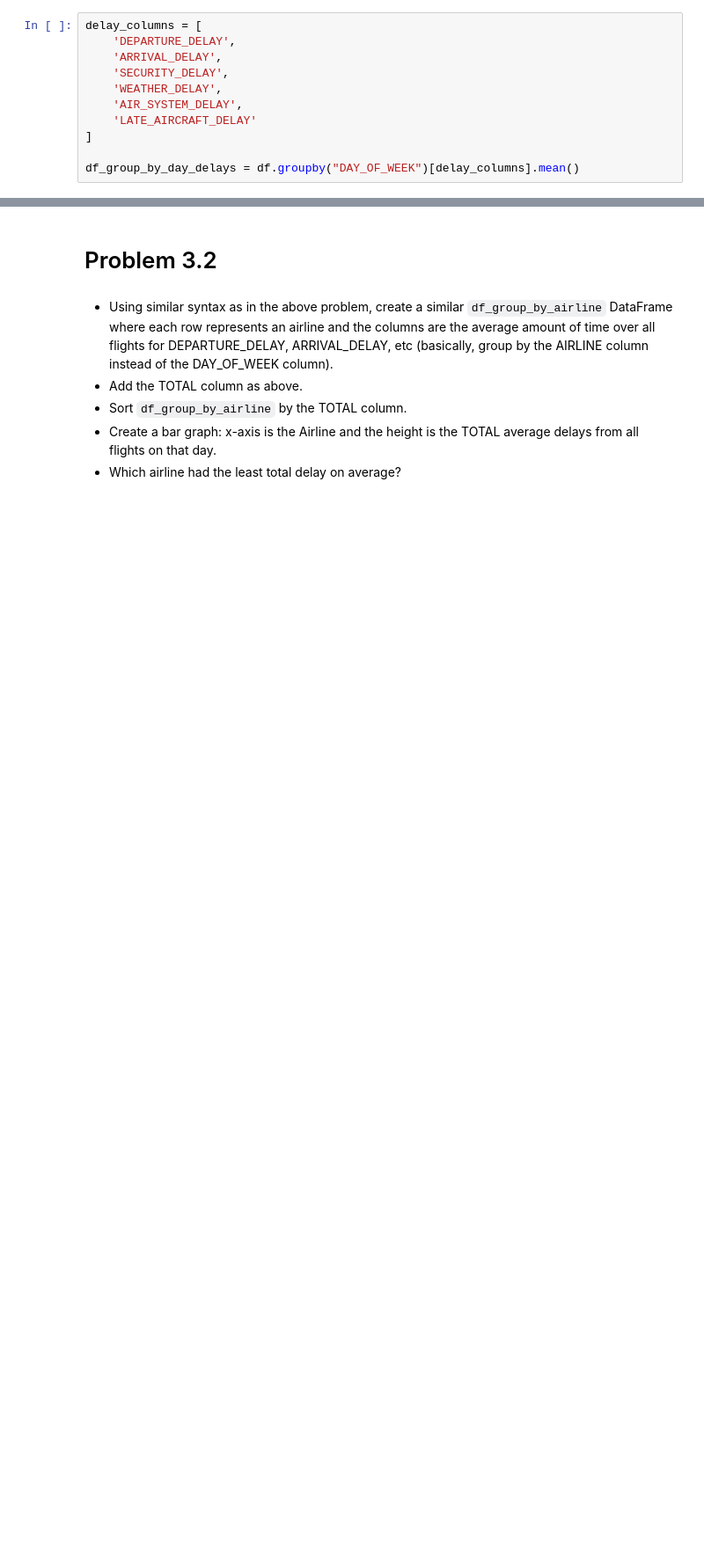
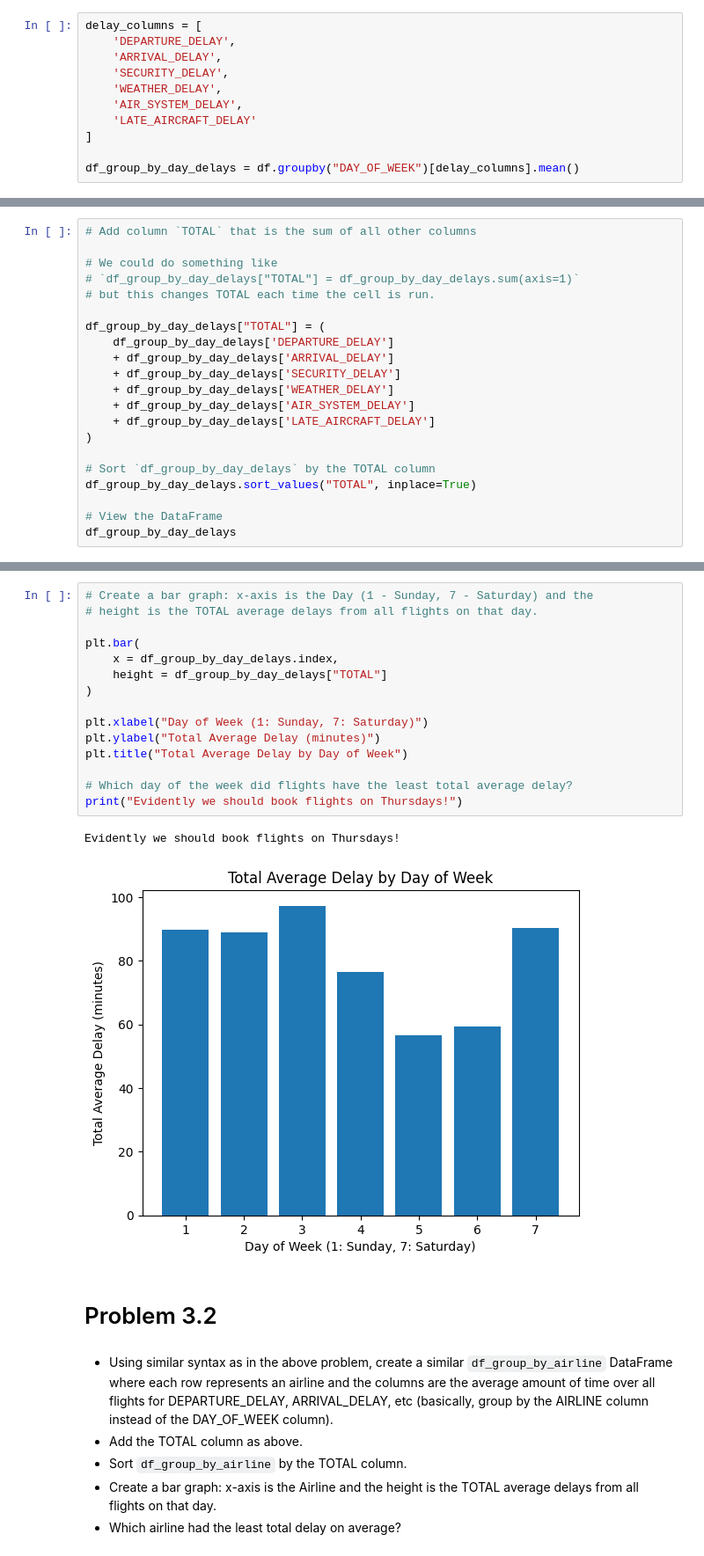
Before and after one commit to cv-solano-cs-ds/scc-engr-7, a Jupyter notebook: lab-12/lab12.ipynb, the cells around one changed output, grey strips where cells are left out. Shown at 88% size. Drawn from its saved outputs; the diff is of its cells as text; blank space fills up the shorter version.

```diff
--- a/lab-12/lab12.ipynb
+++ b/lab-12/lab12.ipynb
@@ -303,0 +551,21 @@ df_group_by_day_delays = df.groupby("DAY_OF_WEEK")[delay_columns].mean()
+# %%
+# Add column `TOTAL` that is the sum of all other columns
+
+# We could do something like
+# `df_group_by_day_delays["TOTAL"] = df_group_by_day_delays.sum(axis=1)`
+# but this changes TOTAL each time the cell is run.
+
+df_group_by_day_delays["TOTAL"] = (
+    df_group_by_day_delays['DEPARTURE_DELAY']
+    + df_group_by_day_delays['ARRIVAL_DELAY']
+    + df_group_by_day_delays['SECURITY_DELAY']
+    + df_group_by_day_delays['WEATHER_DELAY']
+    + df_group_by_day_delays['AIR_SYSTEM_DELAY']
+    + df_group_by_day_delays['LATE_AIRCRAFT_DELAY']
+)
+
+# Sort `df_group_by_day_delays` by the TOTAL column
+df_group_by_day_delays.sort_values("TOTAL", inplace=True)
+
+# View the DataFrame
+df_group_by_day_delays
@@ -304,3 +582,21 @@ df_group_by_day_delays = df.groupby("DAY_OF_WEEK")[delay_columns].mean()
+# %%
+# Create a bar graph: x-axis is the Day (1 - Sunday, 7 - Saturday) and the
+# height is the TOTAL average delays from all flights on that day.
+
+plt.bar(
+    x = df_group_by_day_delays.index,
+    height = df_group_by_day_delays["TOTAL"]
+)
+
+plt.xlabel("Day of Week (1: Sunday, 7: Saturday)")
+plt.ylabel("Total Average Delay (minutes)")
+plt.title("Total Average Delay by Day of Week")
+
+# Which day of the week did flights have the least total average delay?
+print("Evidently we should book flights on Thursdays!")
+# %% [output]
+Evidently we should book flights on Thursdays!
+[figure, added]
 # %% [markdown]
 # Problem 3.2
 # %% [markdown]
```
Also changed, not shown: parts of 30 cells of this notebook.
